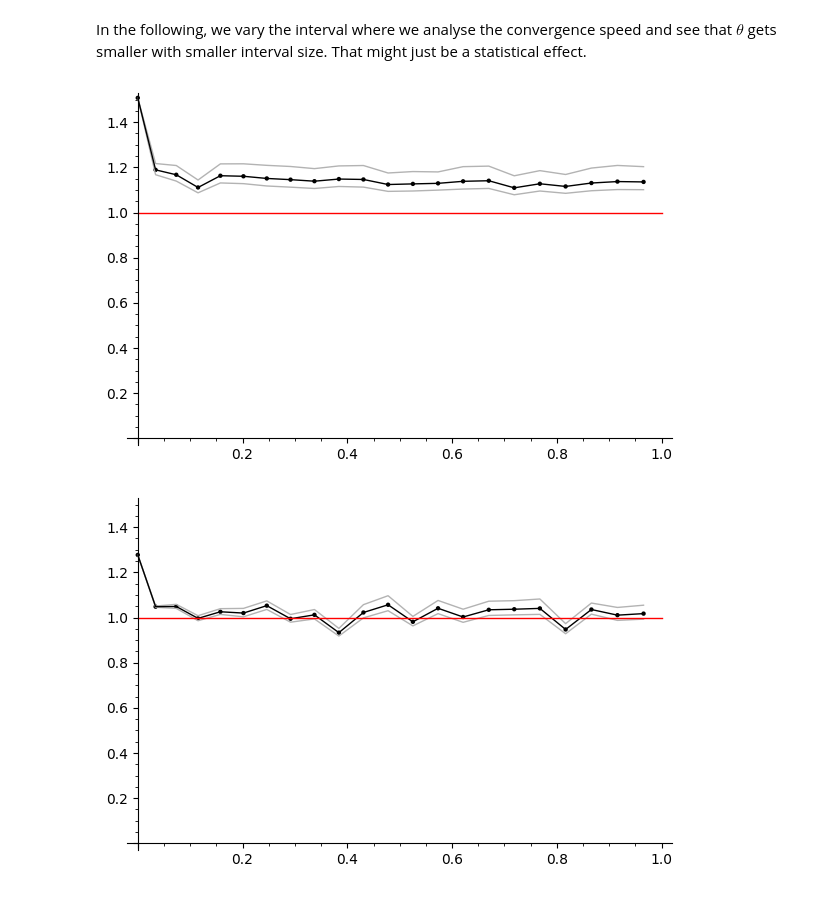
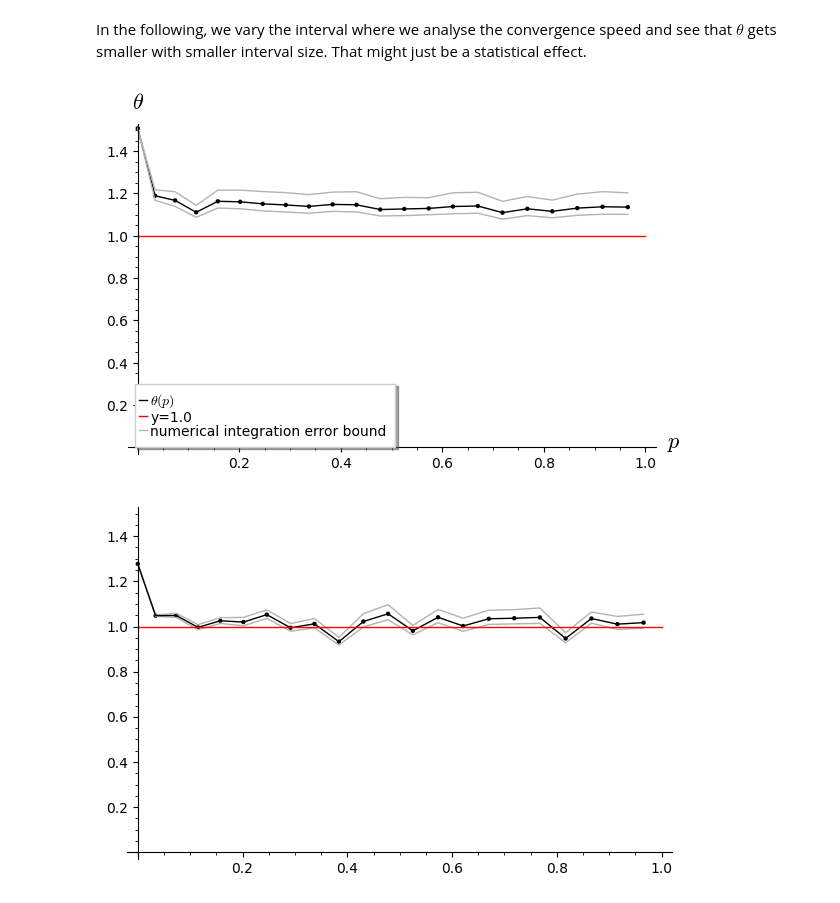
Before and after one commit to JosuaKugler/sato-tate-distributions, a Jupyter notebook: vertical_st.ipynb, the cells around one changed output. Drawn from its saved outputs; the diff is of its cells as text; code cells hidden in the pictures.

Commit message:
add plot labels, remove unnecessary code

```diff
--- a/vertical_st.ipynb
+++ b/vertical_st.ipynb
@@ -48,7 +48,7 @@ where $\Delta$ is the L2-norm squared and epsilon would be something around 0.2.
 # %% [markdown]
 In the following, we vary the interval where we analyse the convergence speed and see that $\theta$ gets smaller with smaller interval size. That might just be a statistical effect.
 # %%
-vertical_st.plot_theta_interval(1000000, a=-.5,b=.5, max_points = 500)
+vertical_st.plot_theta(1000000, a=-.5,b=.5, max_points = 500)
 # %% [output]
-[figure, old version]
+[figure, new version]
 # %%
```
Also changed, not shown: parts of 7 cells of this notebook, 3 other files.
